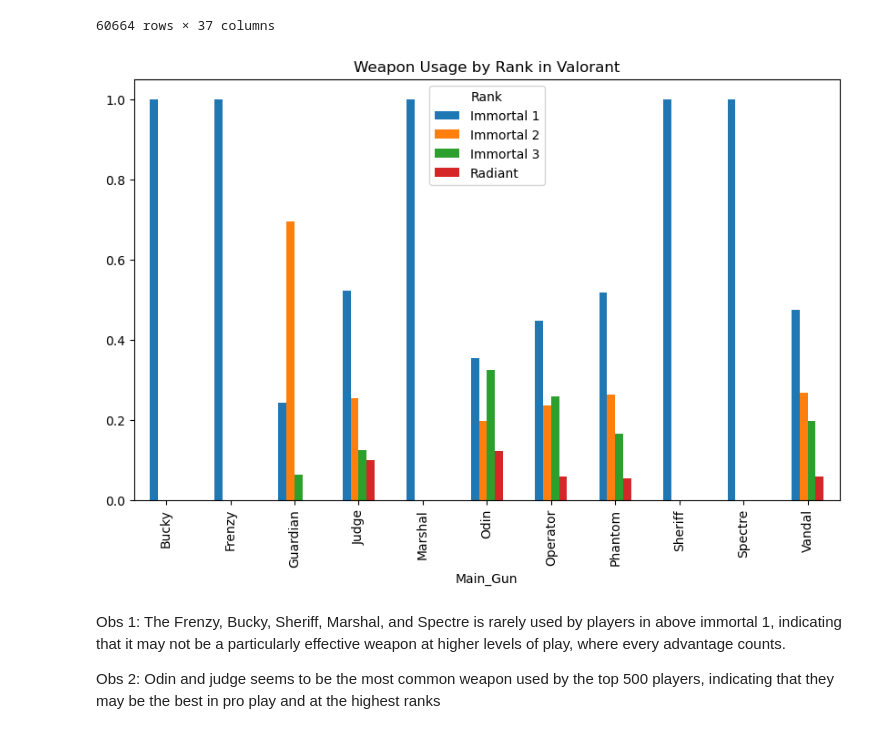
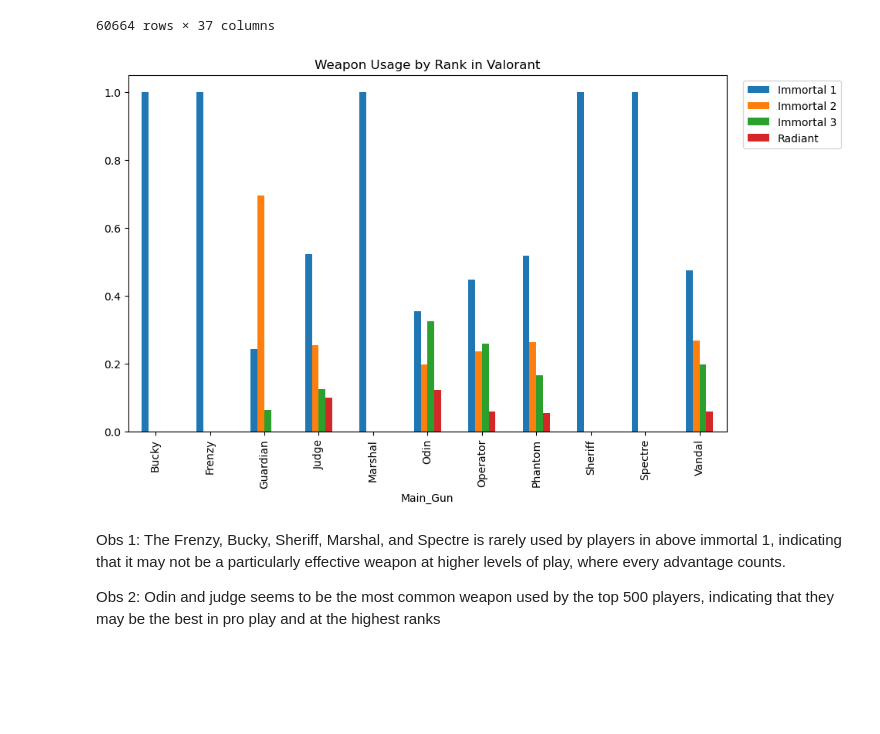
Before and after one commit to ubco-W2022T2-data301/project-group-group64, a Jupyter notebook: analysis/Karam_H.ipynb, the cells around one changed output. Saved outputs shown, nothing was run; the diff lists cells and outputs as text; code cells hidden in the pictures; blank space fills up the shorter version.

```diff
--- a/analysis/Karam_H.ipynb
+++ b/analysis/Karam_H.ipynb
@@ -528,24 +533,25 @@ df
 # %%
 import pandas as pd
 
 # Load the data and do basic cleaning
 df
 
 # Group the data by weapon and rank, and calculate the average usage rate
 weapon_rank_usage = df.groupby(['Main_Gun', 'Rank'])['Games Played'].sum().reset_index()
 weapon_usage = weapon_rank_usage.groupby('Main_Gun')['Games Played'].sum().reset_index()
 weapon_rank_usage = pd.merge(weapon_rank_usage, weapon_usage, on='Main_Gun')
 weapon_rank_usage['Usage Rate'] = weapon_rank_usage['Games Played_x'] / weapon_rank_usage['Games Played_y']
 
 # Pivot the data to make it easier to compare across different ranks
 weapon_rank_pivot = weapon_rank_usage.pivot(index='Main_Gun', columns='Rank', values='Usage Rate')
 
 # Plot the usage rates for different ranks
 weapon_rank_pivot.plot.bar(figsize=(10, 6))
 plt.title('Weapon Usage by Rank in Valorant')
+plt.legend(bbox_to_anchor=(1.2, 1), loc='upper right')
 plt.show()
 # %% [output]
-[figure, old version]
+[figure, new version]
 # %% [markdown]
 
 Obs 1: The Frenzy, Bucky, Sheriff, Marshal, and Spectre is rarely used by players in above immortal 1, indicating that it may not be a particularly effective weapon at higher levels of play, where every advantage counts.
```
Also changed, not shown: parts of 2 cells of this notebook.
